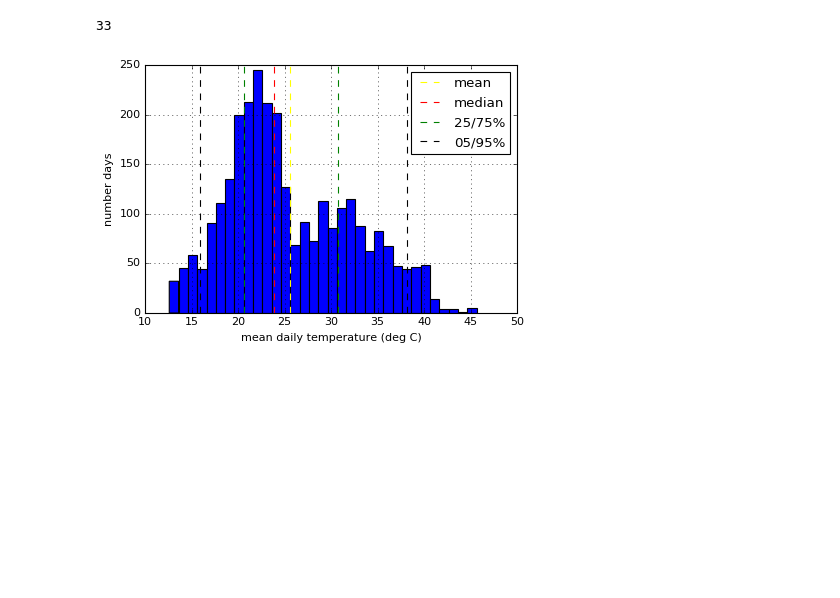
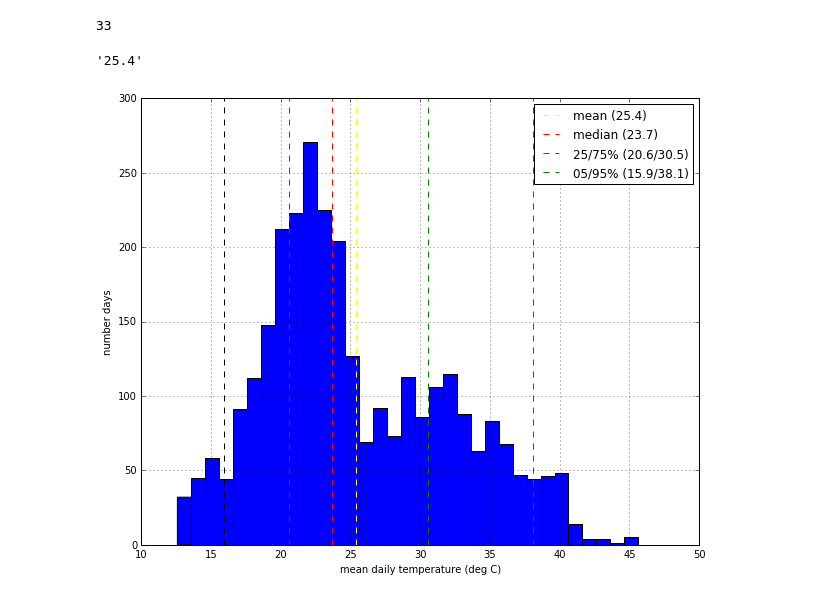
Before and after one commit to rumachan/iPythonNotebooks, a Jupyter notebook: rcl_temp.ipynb, the cells around one changed output. Cells and saved outputs as stored; diff of their text form; code cells hidden in the pictures; blank space fills up the shorter version.

Commit message:
add mean, median, etc values to histogram label

```diff
--- a/rcl_temp.ipynb
+++ b/rcl_temp.ipynb
@@ -4,7 +4,7 @@ import pandas as pd
 # %% [markdown]
 This gets pretty much all recent data logger temperature data from RCL
 # %%
-url = 'http://fits.geonet.org.nz/observation?networkID=VO&siteID=RU001&typeID=t&days=5000&methodID=logic'
+url = 'http://fits.geonet.org.nz/observation?networkID=VO&siteID=RU001&typeID=t&days=6000&methodID=logic'
 df = pd.read_csv(url, parse_dates=['date-time'], index_col=['date-time'], usecols = ['date-time', ' t (C)'])
 df.head()
 # %% [output]
@@ -75,23 +75,41 @@ trange = dfday[' t (C)'].max() - dfday[' t (C)'].min()
 print int(trange)
 # %% [output]
 33
+# %%
+mean = dfday[' t (C)'].mean()
+'{:.1f}'.format(mean)
+# %% [output]
+'25.4'
 # %%
-hist = dfday[' t (C)'].hist(bins=int(trange))
+hist = dfday[' t (C)'].hist(bins=int(trange), figsize=(10,8))
 hist.set_ylabel("number days")
 hist.set_xlabel("mean daily temperature (deg C)")
 
-hist.axvline(dfday[' t (C)'].mean(), color='yellow', linestyle='dashed', linewidth=1, label='mean')
-hist.axvline(dfday[' t (C)'].median(), color='red', linestyle='dashed', linewidth=1, label='median')
+mean = dfday[' t (C)'].mean()
+meanstr = '{:.1f}'.format(mean)
+hist.axvline(mean, color='yellow', linestyle='dashed', linewidth=1, label='mean ('+meanstr+')')
 
-hist.axvline(dfday[' t (C)'].quantile(q=0.25), color='green', linestyle='dashed', linewidth=1, label='25/75%')
-hist.axvline(dfday[' t (C)'].quantile(q=0.75), color='green', linestyle='dashed', linewidth=1)
+median = dfday[' t (C)'].median()
+medianstr = '{:.1f}'.format(median)
+hist.axvline(median, color='red', linestyle='dashed', linewidth=1, label='median ('+medianstr+')')
 
-hist.axvline(dfday[' t (C)'].quantile(q=0.05), color='black', linestyle='dashed', linewidth=1, label='05/95%')
-hist.axvline(dfday[' t (C)'].quantile(q=0.95), color='black', linestyle='dashed', linewidth=1)
+q25 = dfday[' t (C)'].quantile(q=0.25)
+q25str = '{:.1f}'.format(q25)
+hist.axvline(q25, color='green', linestyle='dashed', linewidth=1)
+q75 = dfday[' t (C)'].quantile(q=0.75)
+q75str = '{:.1f}'.format(q75)
+hist.axvline(q75, color='green', linestyle='dashed', linewidth=1, label='25/75% ('+q25str+'/'+q75str+')')
+
+q05 = dfday[' t (C)'].quantile(q=0.05)
+q05str = '{:.1f}'.format(q05)
+hist.axvline(q05, color='black', linestyle='dashed', linewidth=1)
+q95 = dfday[' t (C)'].quantile(q=0.95)
+q95str = '{:.1f}'.format(q95)
+hist.axvline(q95, color='green', linestyle='dashed', linewidth=1, label='05/95% ('+q05str+'/'+q95str+')')
 
 hp = hist.legend(loc='best')
 # %% [output]
-[figure, old version]
+[figure, new version]
 # %%
 fig = hp.get_figure()
 fig.savefig('rcltemp_hist.png', dpi=200)
```
Also changed, not shown: parts of 3 cells of this notebook.
